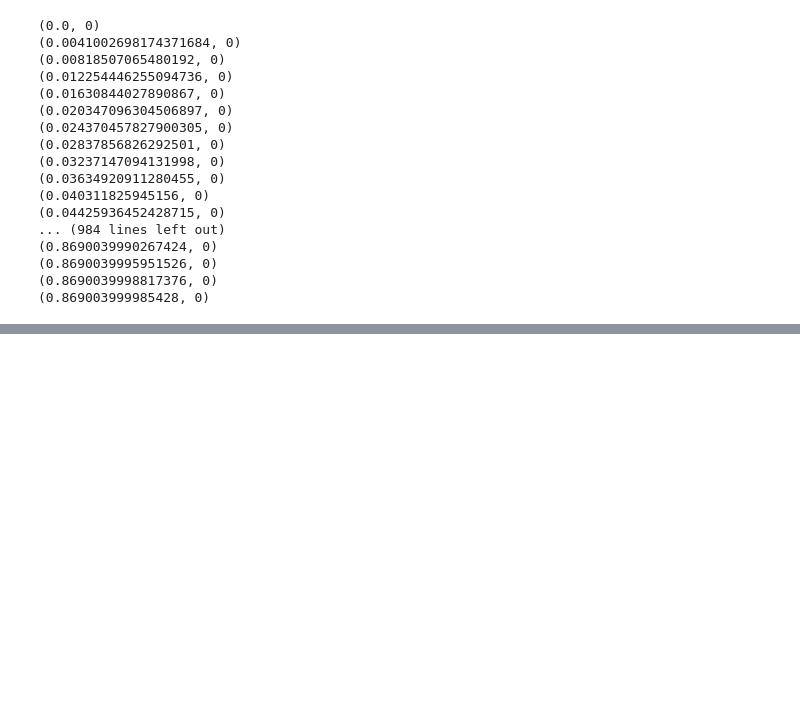
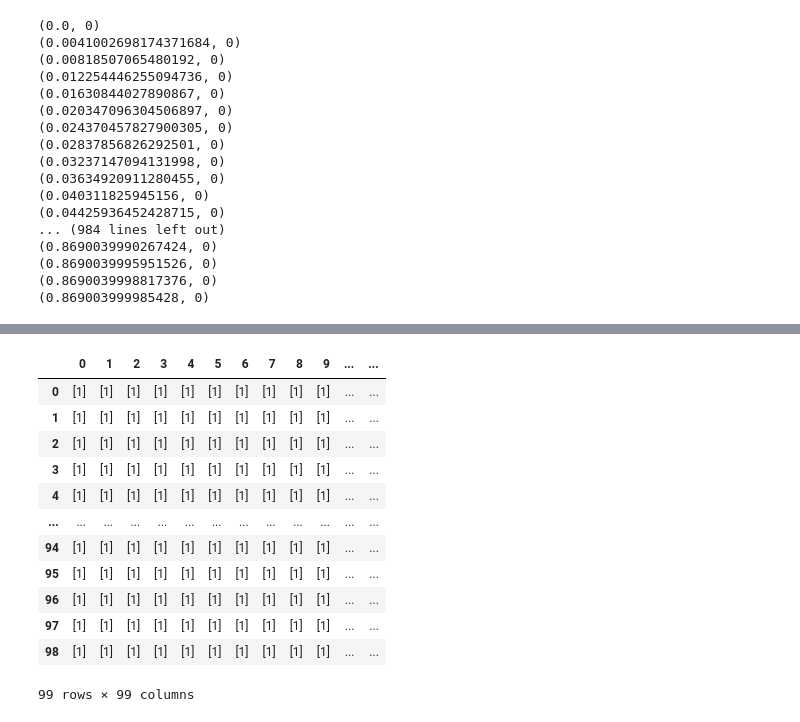
Before and after one commit to harrywan99/weekModel, a Jupyter notebook: Numericals.ipynb, the cells around one changed output, grey strips where cells are left out. Drawn from its saved outputs; the diff is of its cells as text; code cells hidden in the pictures; blank space fills up the shorter version.

```diff
--- a/Numericals.ipynb
+++ b/Numericals.ipynb
@@ -120,0 +116,19 @@ for a in alist:
+# %%
+def flexiblePoints():
+    a3List = []
+    for a3 in range(1, 100):
+        print(a3)
+        a0List = []
+        for a0 in range(1, 100):
+            all_pattern = []
+            for p in range(1, 100):
+                _, day = weeklyRisk2(p*0.01, a0* 0.01, a3* 0.01)
+                if len(all_pattern) == 0:
+                    all_pattern.append(day+1)
+                elif all_pattern[-1] != (day+1):
+                    all_pattern.append(day+1)
+            a0List.append(all_pattern)
+        a3List.append(a0List)
+    return a3List
+# %%
+data = flexiblePoints()
@@ -120,0 +177,17 @@ for a in alist:
+# %%
+df = pd.DataFrame(data)
+df
+# %% [output]
+|  | 0 | 1 | 2 | 3 | 4 | 5 | 6 | 7 | 8 | 9 | ... | ... |
+| 0 | [1] | [1] | [1] | [1] | [1] | [1] | [1] | [1] | [1] | [1] | ... | ... |
+| 1 | [1] | [1] | [1] | [1] | [1] | [1] | [1] | [1] | [1] | [1] | ... | ... |
+| 2 | [1] | [1] | [1] | [1] | [1] | [1] | [1] | [1] | [1] | [1] | ... | ... |
+| 3 | [1] | [1] | [1] | [1] | [1] | [1] | [1] | [1] | [1] | [1] | ... | ... |
+| 4 | [1] | [1] | [1] | [1] | [1] | [1] | [1] | [1] | [1] | [1] | ... | ... |
+| ... | ... | ... | ... | ... | ... | ... | ... | ... | ... | ... | ... | ... |
+| 94 | [1] | [1] | [1] | [1] | [1] | [1] | [1] | [1] | [1] | [1] | ... | ... |
+| 95 | [1] | [1] | [1] | [1] | [1] | [1] | [1] | [1] | [1] | [1] | ... | ... |
+| 96 | [1] | [1] | [1] | [1] | [1] | [1] | [1] | [1] | [1] | [1] | ... | ... |
+| 97 | [1] | [1] | [1] | [1] | [1] | [1] | [1] | [1] | [1] | [1] | ... | ... |
+| 98 | [1] | [1] | [1] | [1] | [1] | [1] | [1] | [1] | [1] | [1] | ... | ... |
+99 rows × 99 columns
```
Also changed, not shown: parts of 7 cells of this notebook, 4 other files.
